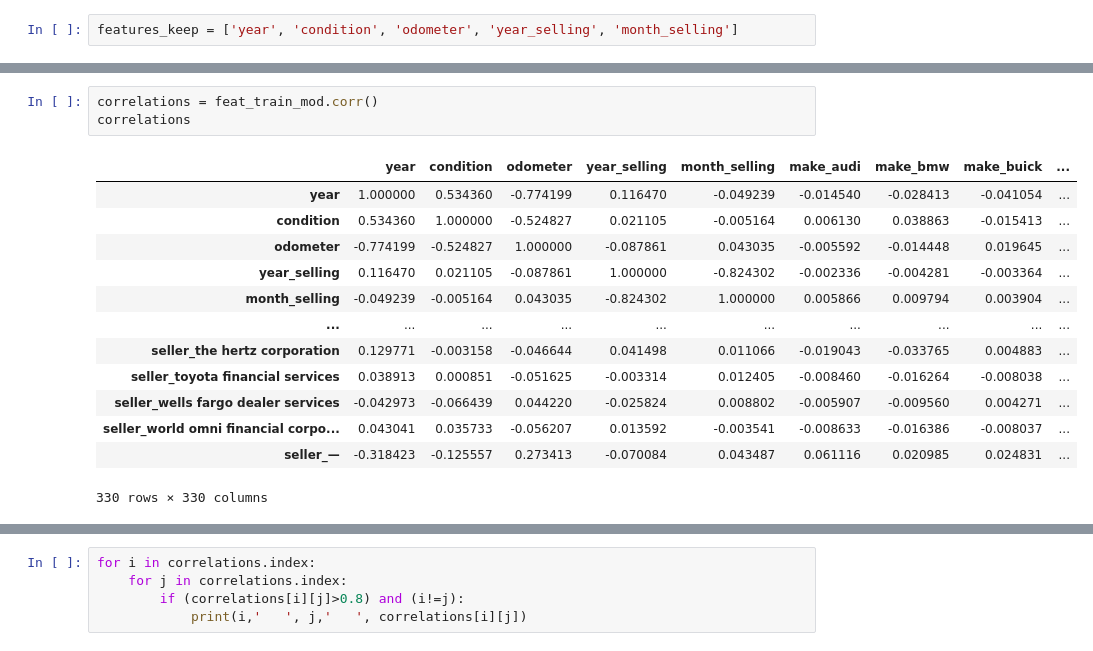
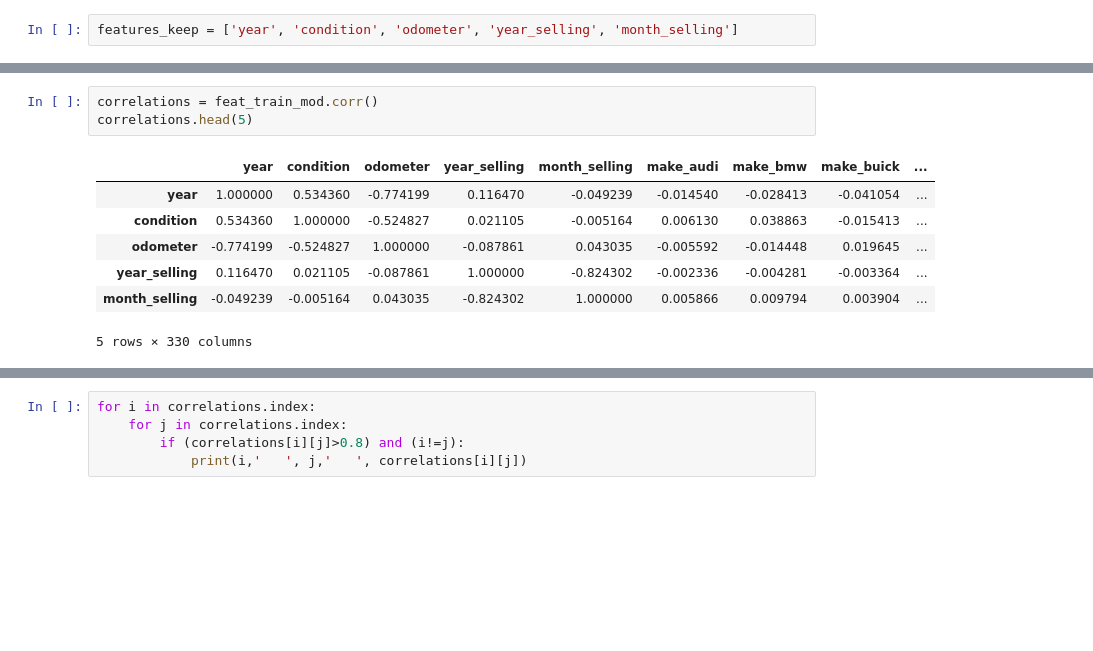
Before and after one commit to Ilona-di/kaggle_competition_vehicle_price, a Jupyter notebook: Vehicle_price_predictions.ipynb, the cells around one changed output, grey strips where cells are left out. Drawn from its saved outputs; the diff is of its cells as text; blank space fills up the shorter version.

```diff
--- a/Vehicle_price_predictions.ipynb
+++ b/Vehicle_price_predictions.ipynb
@@ -769,17 +744,11 @@ feat_train_mod
 # %%
 correlations = feat_train_mod.corr()
-correlations
+correlations.head(5)
 # %% [output]
 |  | year | condition | odometer | year_selling | month_selling | make_audi | make_bmw | make_buick | ... |
 | year | 1.000000 | 0.534360 | -0.774199 | 0.116470 | -0.049239 | -0.014540 | -0.028413 | -0.041054 | ... |
 | condition | 0.534360 | 1.000000 | -0.524827 | 0.021105 | -0.005164 | 0.006130 | 0.038863 | -0.015413 | ... |
 | odometer | -0.774199 | -0.524827 | 1.000000 | -0.087861 | 0.043035 | -0.005592 | -0.014448 | 0.019645 | ... |
 | year_selling | 0.116470 | 0.021105 | -0.087861 | 1.000000 | -0.824302 | -0.002336 | -0.004281 | -0.003364 | ... |
 | month_selling | -0.049239 | -0.005164 | 0.043035 | -0.824302 | 1.000000 | 0.005866 | 0.009794 | 0.003904 | ... |
-| ... | ... | ... | ... | ... | ... | ... | ... | ... | ... |
-| seller_the hertz corporation | 0.129771 | -0.003158 | -0.046644 | 0.041498 | 0.011066 | -0.019043 | -0.033765 | 0.004883 | ... |
-| seller_toyota financial services | 0.038913 | 0.000851 | -0.051625 | -0.003314 | 0.012405 | -0.008460 | -0.016264 | -0.008038 | ... |
-| seller_wells fargo dealer services | -0.042973 | -0.066439 | 0.044220 | -0.025824 | 0.008802 | -0.005907 | -0.009560 | 0.004271 | ... |
-| seller_world omni financial corpo... | 0.043041 | 0.035733 | -0.056207 | 0.013592 | -0.003541 | -0.008633 | -0.016386 | -0.008037 | ... |
-| seller_— | -0.318423 | -0.125557 | 0.273413 | -0.070084 | 0.043487 | 0.061116 | 0.020985 | 0.024831 | ... |
-330 rows × 330 columns
+5 rows × 330 columns
```
Also changed, not shown: parts of 92 cells of this notebook.
